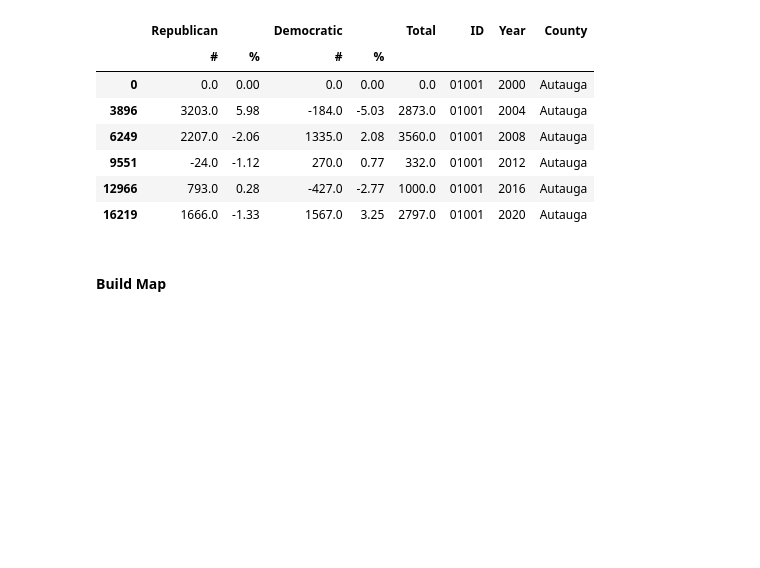
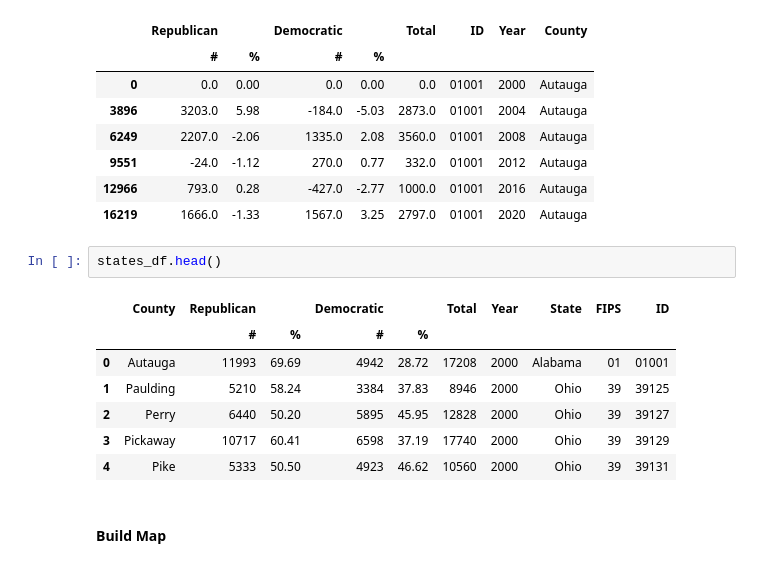
Before and after one commit to AkaiS/political_shift, a Jupyter notebook: sandbox.ipynb, the cells around one changed output. Saved outputs shown, nothing was run; the diff lists cells and outputs as text; blank space fills up the shorter version.

Commit message:
Add info to county swing info, fix county name

```diff
--- a/sandbox.ipynb
+++ b/sandbox.ipynb
@@ -746,6 +748,16 @@ diff[diff['ID'] == '01001']
 | 9551 | -24.0 | -1.12 | 270.0 | 0.77 | 332.0 | 01001 | 2012 | Autauga |
 | 12966 | 793.0 | 0.28 | -427.0 | -2.77 | 1000.0 | 01001 | 2016 | Autauga |
 | 16219 | 1666.0 | -1.33 | 1567.0 | 3.25 | 2797.0 | 01001 | 2020 | Autauga |
+# %%
+states_df.head()
+# %% [output]
+|  | County | Republican |  | Democratic |  | Total | Year | State | FIPS | ID |
+|  |  | # | % | # | % |  |  |  |  |  |
+| 0 | Autauga | 11993 | 69.69 | 4942 | 28.72 | 17208 | 2000 | Alabama | 01 | 01001 |
+| 1 | Paulding | 5210 | 58.24 | 3384 | 37.83 | 8946 | 2000 | Ohio | 39 | 39125 |
+| 2 | Perry | 6440 | 50.20 | 5895 | 45.95 | 12828 | 2000 | Ohio | 39 | 39127 |
+| 3 | Pickaway | 10717 | 60.41 | 6598 | 37.19 | 17740 | 2000 | Ohio | 39 | 39129 |
+| 4 | Pike | 5333 | 50.50 | 4923 | 46.62 | 10560 | 2000 | Ohio | 39 | 39131 |
 # %% [markdown]
 #### Build Map
 # %%
```
Also changed, not shown: parts of 3 cells of this notebook.
